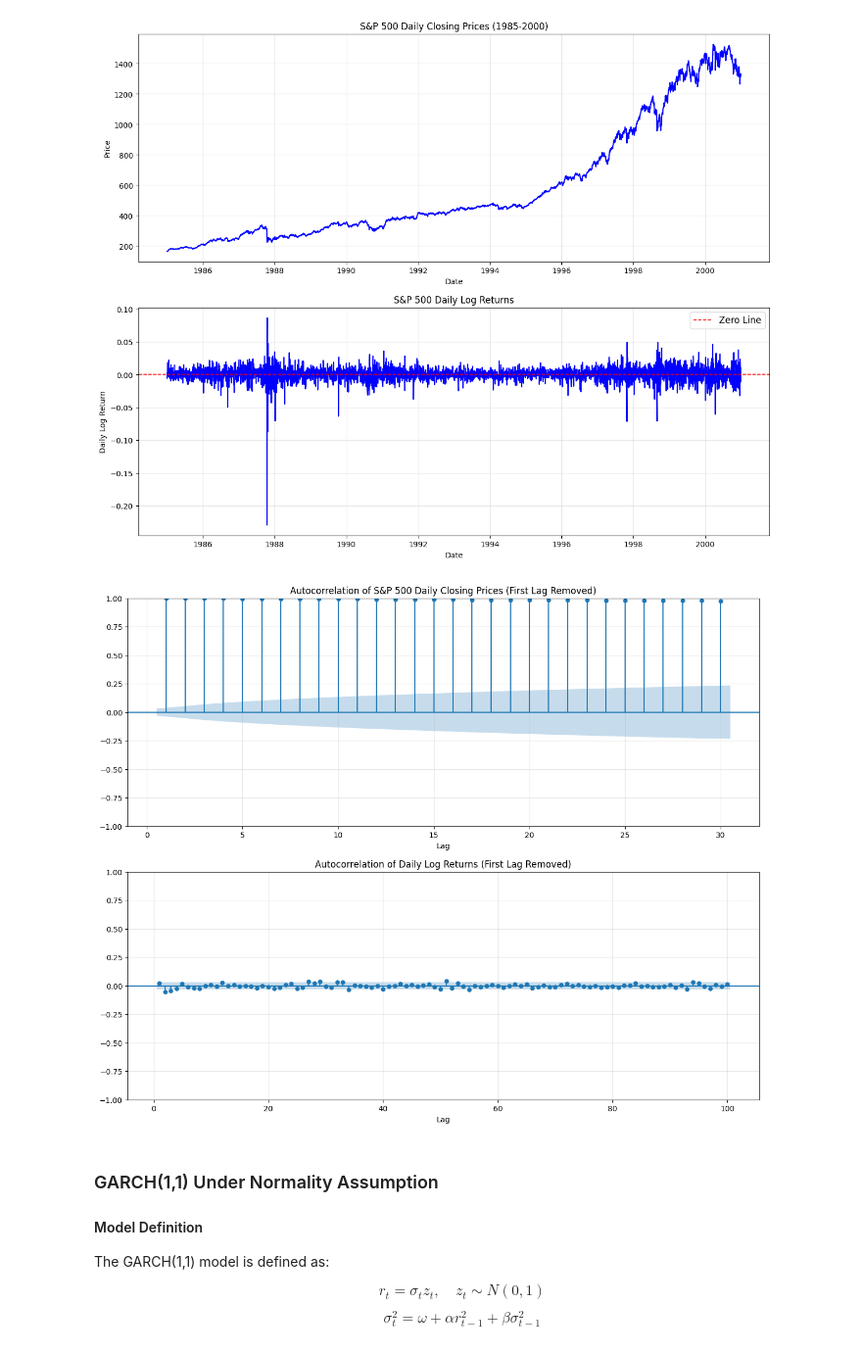
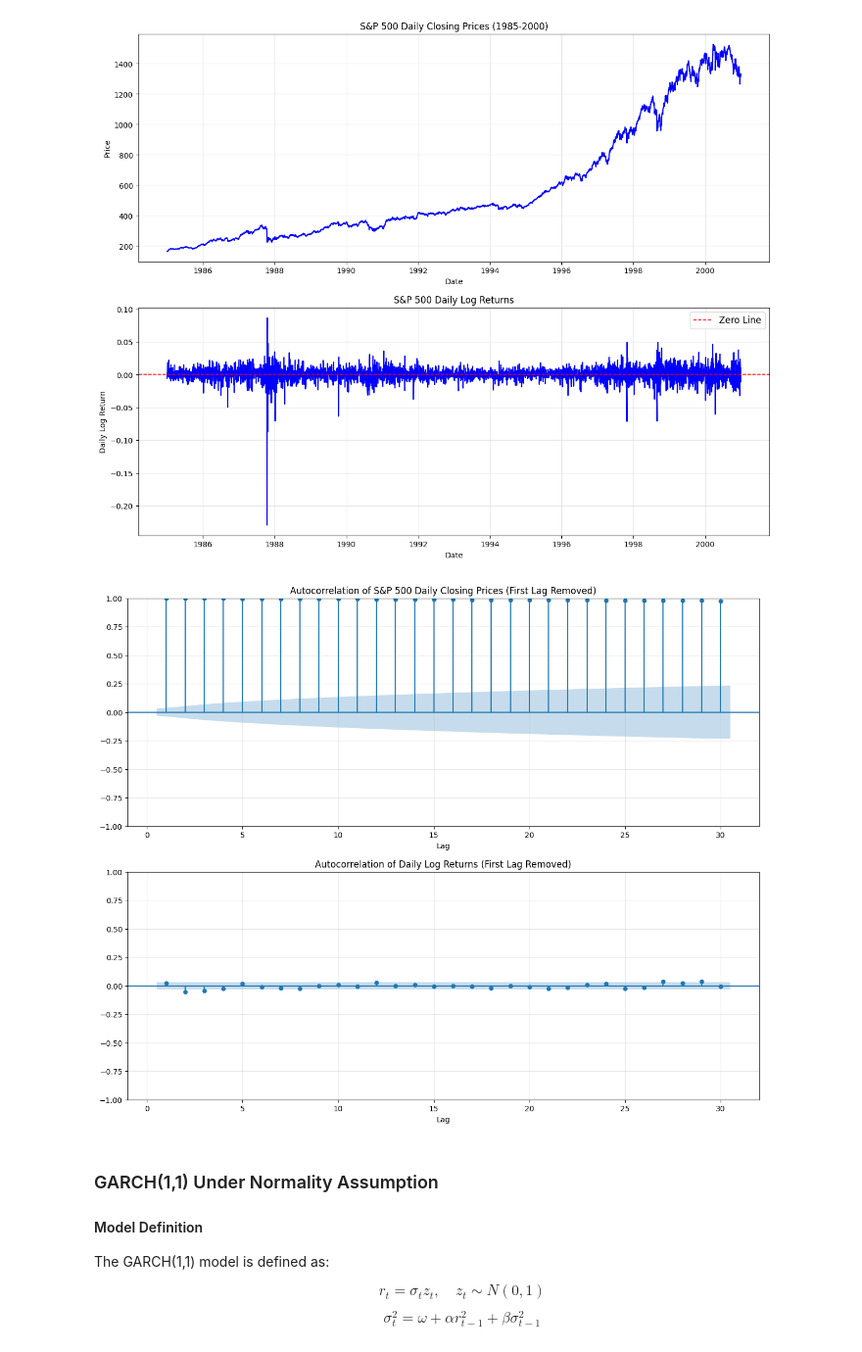
Before and after one commit to Alessandro-Dodon/garch, a Jupyter notebook: Garch.ipynb, the cells around one changed output. Shown at 98% size. Drawn from its saved outputs; the diff is of its cells as text; code cells hidden in the pictures.

```diff
--- a/Garch.ipynb
+++ b/Garch.ipynb
@@ -172,23 +172,23 @@ plt.show()
 # %%
 plt.figure(figsize=(15, 12))
 
 # Autocorrelation of S&P 500 daily closing prices
 plt.subplot(2, 1, 1)
 plot_acf(sp500_data['Adj Close'], lags=30, zero=False, ax=plt.gca())
 plt.title("Autocorrelation of S&P 500 Daily Closing Prices (First Lag Removed)")
 plt.xlabel("Lag")
 plt.grid(alpha=0.3)
 
 # Autocorrelation of daily log returns
 plt.subplot(2, 1, 2)
-plot_acf(sp500_data['Daily Log Return'], lags=100, zero=False, ax=plt.gca())
+plot_acf(sp500_data['Daily Log Return'], lags=30, zero=False, ax=plt.gca())
 plt.title("Autocorrelation of Daily Log Returns (First Lag Removed)")
 plt.xlabel("Lag")
 plt.grid(alpha=0.3)
 
 plt.show()
 # %% [output]
-[figure, old version]
+[figure, new version]
 # %% [markdown]
 ### GARCH(1,1) Under Normality Assumption
 
```
Also changed, not shown: parts of 2 cells of this notebook.
